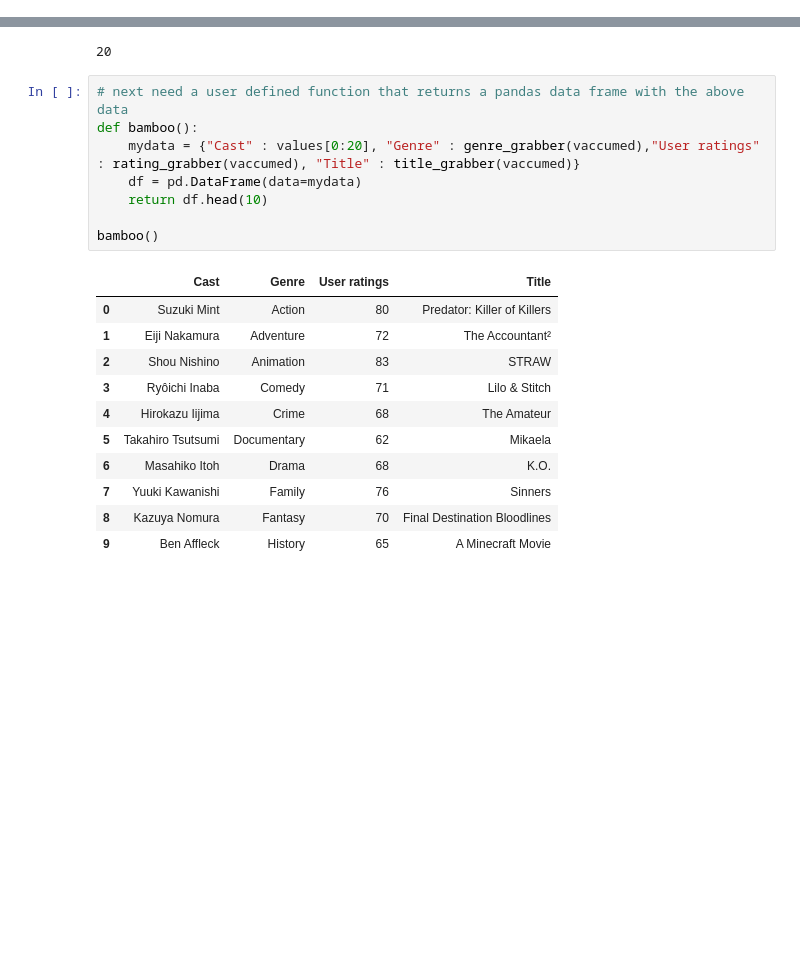
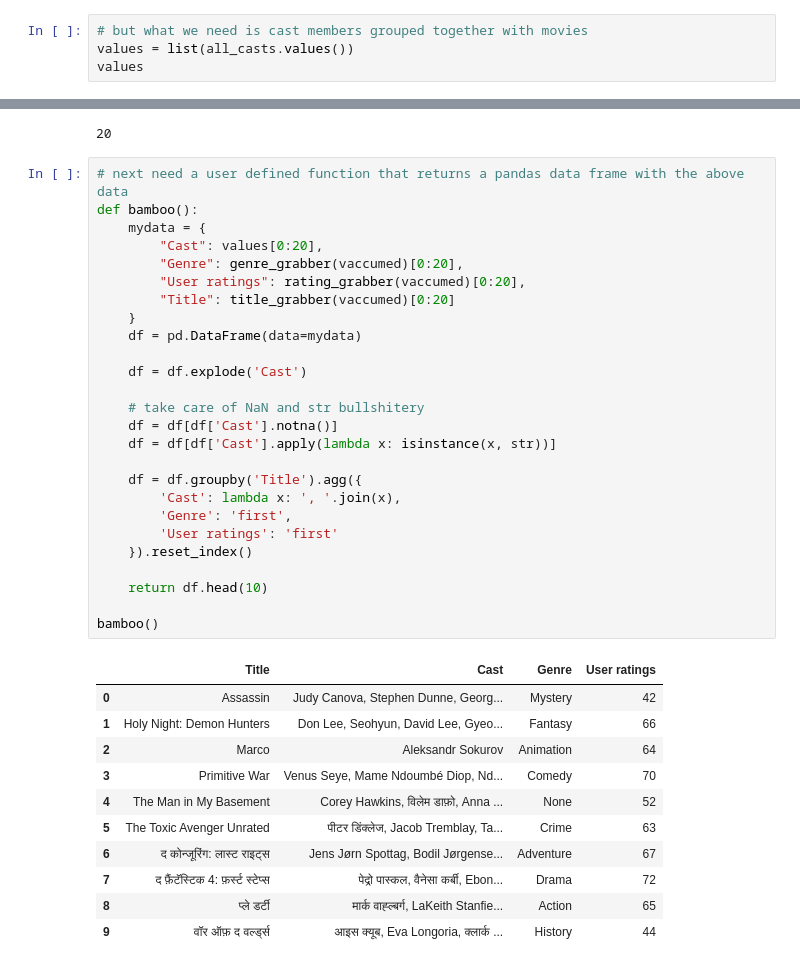
Before and after one commit to r-o-bo/scraping_corns, a Jupyter notebook: PopcornPicker.ipynb, the cells around one changed output, grey strips where cells are left out. Drawn from its saved outputs; the diff is of its cells as text; blank space fills up the shorter version.

```diff
--- a/PopcornPicker.ipynb
+++ b/PopcornPicker.ipynb
@@ -402,0 +404,4 @@ values
+# %%
+# but what we need is cast members grouped together with movies
+values = list(all_casts.values())
+values
@@ -407,23 +430,41 @@ len(title_grabber(vaccumed))
 # %%
 # next need a user defined function that returns a pandas data frame with the above data
 def bamboo():
-    mydata = {"Cast" : values[0:20], "Genre" : genre_grabber(vaccumed),"User ratings" : rating_grabber(vaccumed), "Title" : title_grabber(vaccumed)}
+    mydata = {
+        "Cast": values[0:20],
+        "Genre": genre_grabber(vaccumed)[0:20],
+        "User ratings": rating_grabber(vaccumed)[0:20],
+        "Title": title_grabber(vaccumed)[0:20]
+    }
     df = pd.DataFrame(data=mydata)
+
+    df = df.explode('Cast')
+
+    # take care of NaN and str bullshitery
+    df = df[df['Cast'].notna()]
+    df = df[df['Cast'].apply(lambda x: isinstance(x, str))]
+
+    df = df.groupby('Title').agg({
+        'Cast': lambda x: ', '.join(x),
+        'Genre': 'first',
+        'User ratings': 'first'
+    }).reset_index()
+
     return df.head(10)
 
 bamboo()
 # %% [output]
-|  | Cast | Genre | User ratings | Title |
-| 0 | Suzuki Mint | Action | 80 | Predator: Killer of Killers |
-| 1 | Eiji Nakamura | Adventure | 72 | The Accountant² |
-| 2 | Shou Nishino | Animation | 83 | STRAW |
-| 3 | Ryôichi Inaba | Comedy | 71 | Lilo & Stitch |
-| 4 | Hirokazu Iijima | Crime | 68 | The Amateur |
-| 5 | Takahiro Tsutsumi | Documentary | 62 | Mikaela |
-| 6 | Masahiko Itoh | Drama | 68 | K.O. |
-| 7 | Yuuki Kawanishi | Family | 76 | Sinners |
-| 8 | Kazuya Nomura | Fantasy | 70 | Final Destination Bloodlines |
-| 9 | Ben Affleck | History | 65 | A Minecraft Movie |
+|  | Title | Cast | Genre | User ratings |
+| 0 | Assassin | Judy Canova, Stephen Dunne, Georg... | Mystery | 42 |
+| 1 | Holy Night: Demon Hunters | Don Lee, Seohyun, David Lee, Gyeo... | Fantasy | 66 |
+| 2 | Marco | Aleksandr Sokurov | Animation | 64 |
+| 3 | Primitive War | Venus Seye, Mame Ndoumbé Diop, Nd... | Comedy | 70 |
+| 4 | The Man in My Basement | Corey Hawkins, विलेम डाफ़ो, Anna ... | None | 52 |
+| 5 | The Toxic Avenger Unrated | पीटर डिंक्लेज, Jacob Tremblay, Ta... | Crime | 63 |
+| 6 | द कोन्जूरिंग: लास्ट राइट्स | Jens Jørn Spottag, Bodil Jørgense... | Adventure | 67 |
+| 7 | द फ़ैंटॅस्टिक 4: फ़र्स्ट स्टेप्स | पेद्रो पास्कल, वैनेसा कर्बी, Ebon... | Drama | 72 |
+| 8 | प्ले डर्टी | मार्क वाह्ल्बर्ग, LaKeith Stanfie... | Action | 65 |
+| 9 | वॉर ऑफ़ द वर्ल्ड्स | आइस क्यूब, Eva Longoria, क्लार्क ... | History | 44 |
 # %%
 # exporting to csv
 def absolute_cinema():
```
Also changed, not shown: parts of 14 cells of this notebook.
